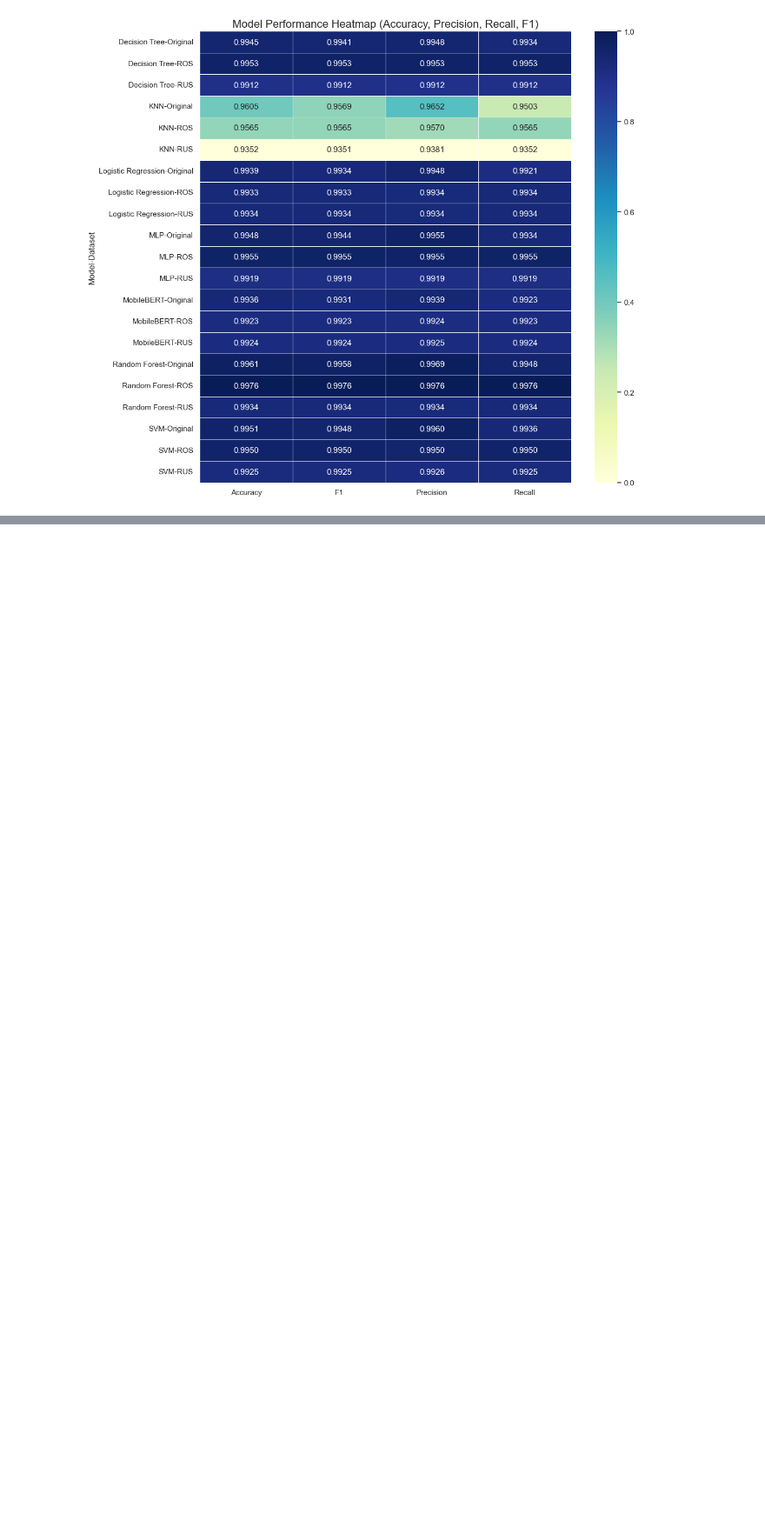
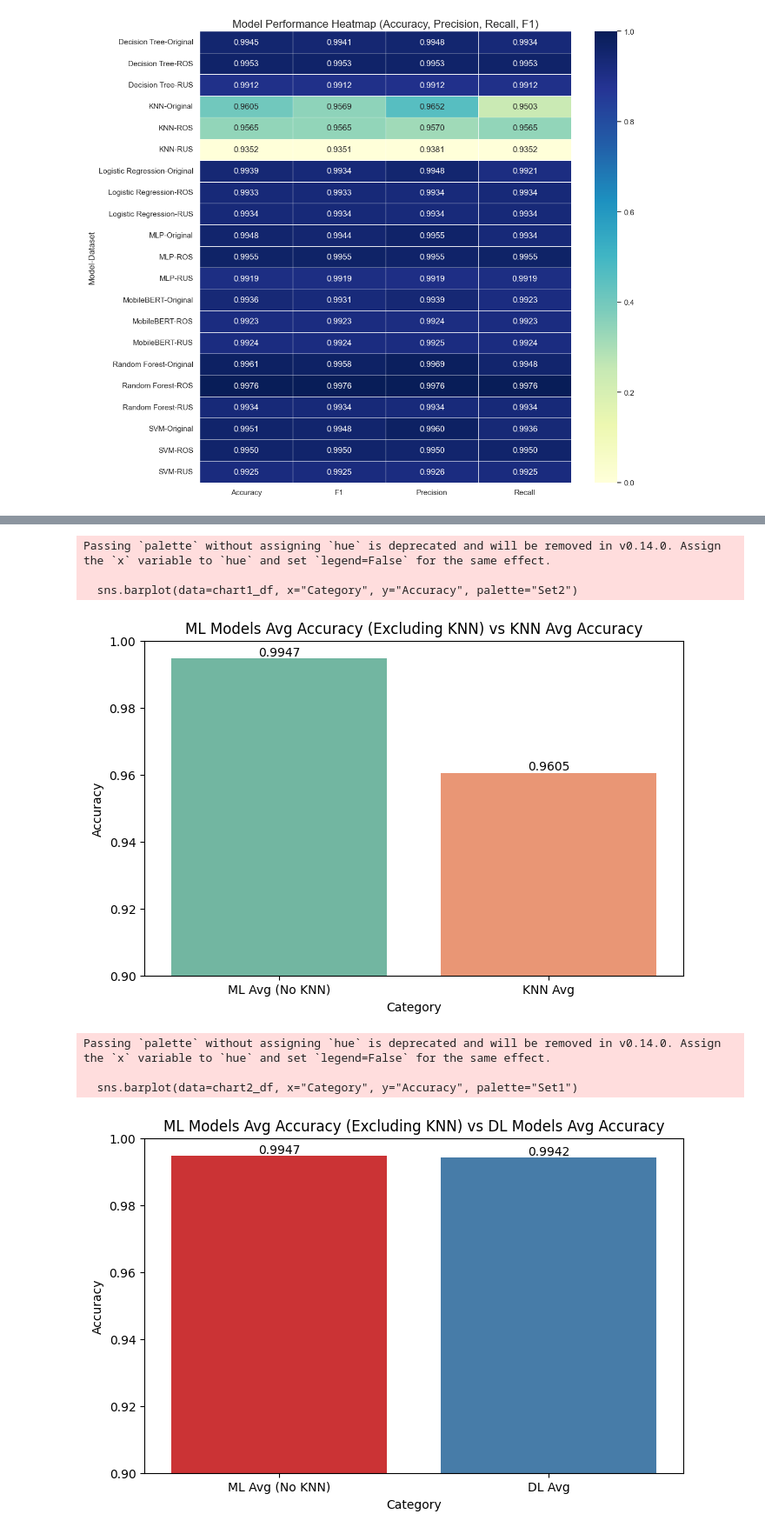
Before and after one commit to yash-sojitra-20/SQLi-Detection-Benchmark, a Jupyter notebook: Visualization/OverAll.ipynb, the cells around one changed output, grey strips where cells are left out. Shown: that part at 87% size. Drawn from its saved outputs; the diff is of its cells as text; code cells hidden in the pictures; blank space fills up the shorter version.

```diff
--- a/Visualization/OverAll.ipynb
+++ b/Visualization/OverAll.ipynb
@@ -80,0 +195,71 @@ plt.show()
+# %%
+# -----------------------------------------
+# MODEL GROUPS
+# -----------------------------------------
+ml_no_knn = ["Logistic Regression", "Decision Tree", "Random Forest", "SVM", "MLP", "MobileBERT"]
+dl_models = ["MLP", "MobileBERT"]
+
+# -----------------------------------------
+# COMPUTE AVERAGES
+# -----------------------------------------
+
+# ML avg accuracy (exclude KNN)
+ml_no_knn_acc = df[df["Model"].isin(ml_no_knn)]["Accuracy"].mean()
+
+# KNN avg accuracy
+knn_acc = df[df["Model"] == "KNN"]["Accuracy"].mean()
+
+# DL avg accuracy
+dl_acc = df[df["Model"].isin(dl_models)]["Accuracy"].mean()
+
+# -----------------------------------------
+# CHART 1: ML avg vs KNN
+# -----------------------------------------
+
+chart1_df = pd.DataFrame({
+    "Category": ["ML Avg (No KNN)", "KNN Avg"],
+    "Accuracy": [ml_no_knn_acc, knn_acc]
+})
+
+plt.figure(figsize=(8, 5))
+sns.barplot(data=chart1_df, x="Category", y="Accuracy", palette="Set2")
+plt.title("ML Models Avg Accuracy (Excluding KNN) vs KNN Avg Accuracy")
+plt.ylim(0.90, 1.0)
+
+for p in plt.gca().patches:
+    plt.gca().annotate(f"{p.get_height():.4f}",
+                       (p.get_x() + p.get_width()/2, p.get_height()),
+                       ha='center', va='bottom')
+
+plt.show()
+
+
+# -----------------------------------------
+# CHART 2: ML avg vs DL avg
+# -----------------------------------------
+
+chart2_df = pd.DataFrame({
+    "Category": ["ML Avg (No KNN)", "DL Avg"],
+    "Accuracy": [ml_no_knn_acc, dl_acc]
+})
+
+plt.figure(figsize=(8, 5))
+sns.barplot(data=chart2_df, x="Category", y="Accuracy", palette="Set1")
+plt.title("ML Models Avg Accuracy (Excluding KNN) vs DL Models Avg Accuracy")
+plt.ylim(0.90, 1.0)
+
+for p in plt.gca().patches:
+    plt.gca().annotate(f"{p.get_height():.4f}",
+                       (p.get_x() + p.get_width()/2, p.get_height()),
+                       ha='center', va='bottom')
+
+plt.show()
+# %% [output]
+Passing `palette` without assigning `hue` is deprecated and will be removed in v0.14.0. Assign the `x` variable to `hue` and set `legend=False` for the same effect.
+
+  sns.barplot(data=chart1_df, x="Category", y="Accuracy", palette="Set2")
+[figure, added]
+Passing `palette` without assigning `hue` is deprecated and will be removed in v0.14.0. Assign the `x` variable to `hue` and set `legend=False` for the same effect.
+
+  sns.barplot(data=chart2_df, x="Category", y="Accuracy", palette="Set1")
+[figure, added]
```
Also changed, not shown: parts of 5 cells of this notebook.
